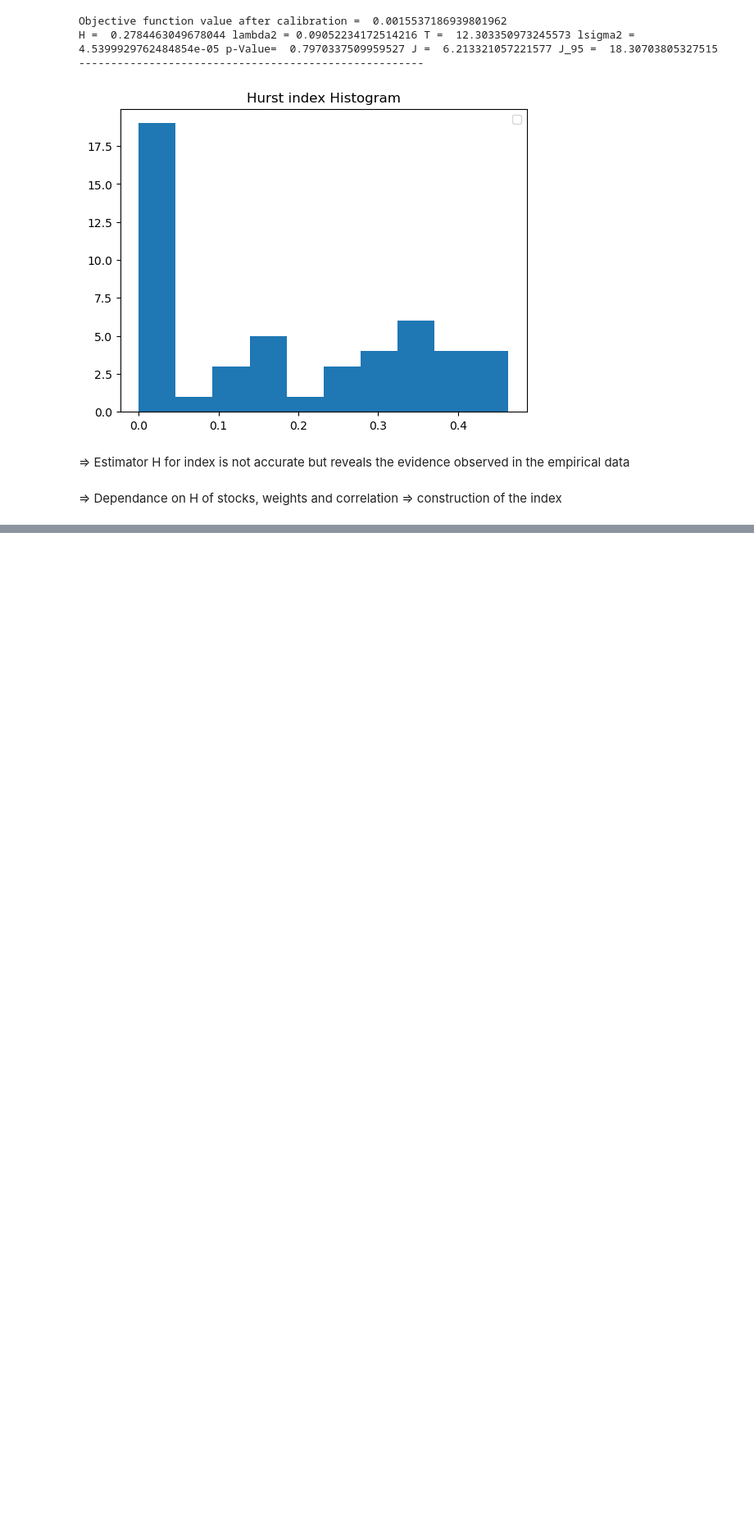
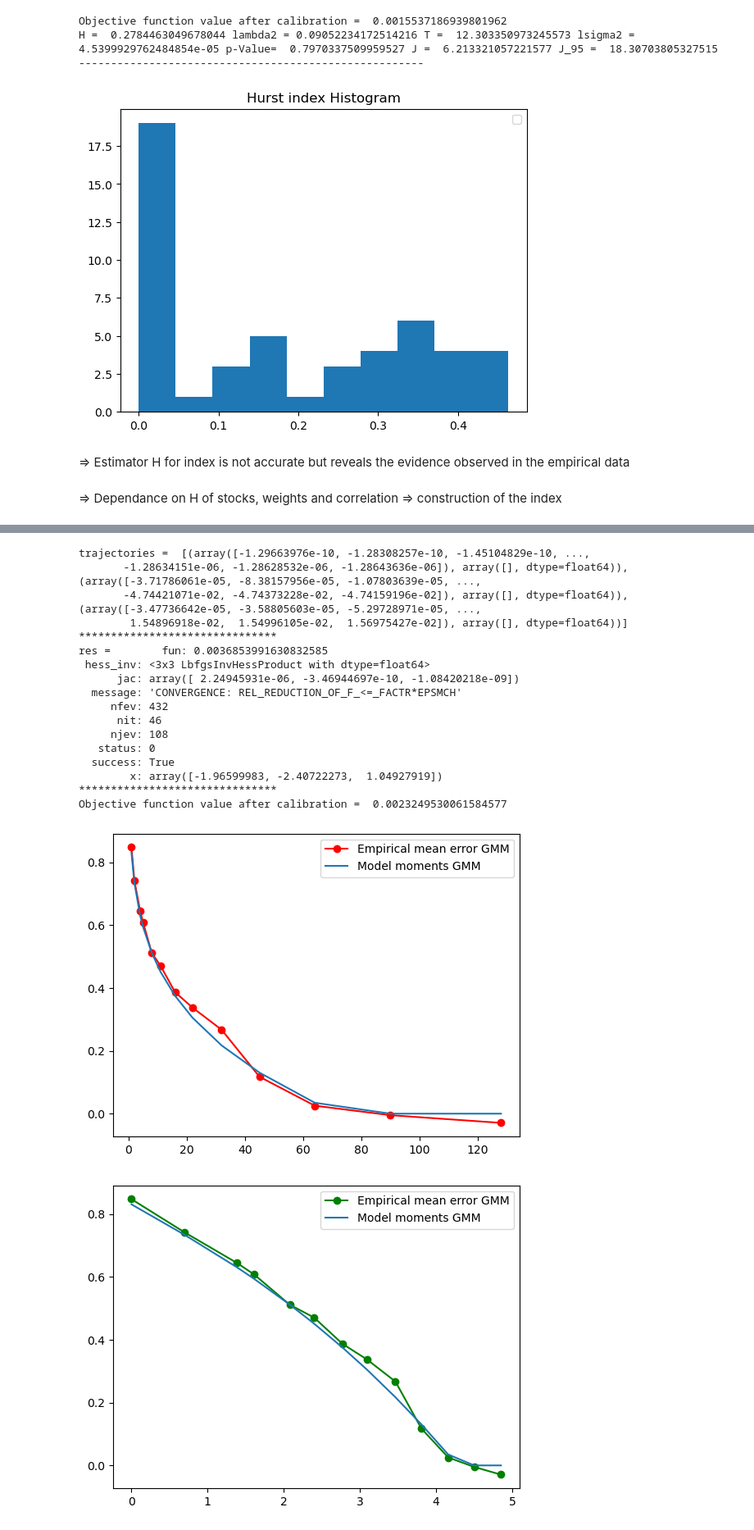
Before and after one commit to Othmane-ZARHALI/PhDThesisRepo, a Jupyter notebook: Indices vs stocks hurst index GMM estimates/HurststockVSindexlogSfbm.ipynb, the cells around one changed output, grey strips where cells are left out. Shown at 82% size. Cells and saved outputs as stored; diff of their text form; code cells hidden in the pictures; blank space fills up the shorter version.

Commit message:
Add random correl matrix approach

```diff
--- a/Indices vs stocks hurst index GMM estimates/HurststockVSindexlogSfbm.ipynb
+++ b/Indices vs stocks hurst index GMM estimates/HurststockVSindexlogSfbm.ipynb
@@ -1205,0 +1210,43 @@ H =  0.2784463049678044 lambda2 = 0.09052234172514216 T =  12.303350973245573 ls
+# %%
+dimension = 3
+#H = 0.05
+#Hs = [H for i in range(dimension)]
+Hs = [0.001236,0.064988 ,0.023365 ]
+# weights = np.random.randint(1, 10, dimension)
+# weights = weights / np.sum(weights)
+weights = np.array([0.2,0.7,0.1])
+lambdasquare_list,T_list,sigma_list = [0.02 for i in range(dimension)],[2**14 for i in range(dimension)],[1 for i in range(dimension)]
+
+Sfbms = []#[Sfbm(Hs[i],0.068970 ,2**14) for i in range(dimension)] #
+
+#correlations = {(0,1):0,(0,2):0,(0,3):0,(0,4):0,(1,2):0,(1,3):0,(1,4):0,(2,3):0,(2,4):0,(3,4):0}
+#correlations = {(0,1):0,(0,2):0,(1,2):0}
+correlations = {(0,1):-0.06368572,(0,2):0.9,(1,2):-0.13849021}  # => H ~ 0.33
+#correlations = {(0,1):0.2,(0,2):0.85,(1,2):0.01}
+
+MultidimensionalSfbms_generalmodel = MultidimensionalSfbm(Sfbms, correlations,dimension,Hs,lambdasquare_list,T_list,sigma_list )
+log_vol_index_generation_generalmodel_Sfbms = MultidimensionalSfbms_generalmodel.GeneratelogVolMultidimSfbm_Index(weights,'quadratic variation estimate',4000,'mrw',8,32,'Brownian correlates - random correl matrix')
+
+GMM_index = GMM()
+index_estimatedGMM_paramSfbms = GMM_index.ComputeParamsGMM(log_vol_index_generation_generalmodel_Sfbms,10)
+print("index_estimatedGMM_paramSfbms = ", index_estimatedGMM_paramSfbms)
+# %% [output]
+trajectories =  [(array([-1.29663976e-10, -1.28308257e-10, -1.45104829e-10, ...,
+       -1.28634151e-06, -1.28628532e-06, -1.28643636e-06]), array([], dtype=float64)), (array([-3.71786061e-05, -8.38157956e-05, -1.07803639e-05, ...,
+       -4.74421071e-02, -4.74373228e-02, -4.74159196e-02]), array([], dtype=float64)), (array([-3.47736642e-05, -3.58805603e-05, -5.29728971e-05, ...,
+        1.54896918e-02,  1.54996105e-02,  1.56975427e-02]), array([], dtype=float64))]
+*******************************
+res =        fun: 0.0036853991630832585
+ hess_inv: <3x3 LbfgsInvHessProduct with dtype=float64>
+      jac: array([ 2.24945931e-06, -3.46944697e-10, -1.08420218e-09])
+  message: 'CONVERGENCE: REL_REDUCTION_OF_F_<=_FACTR*EPSMCH'
+     nfev: 432
+      nit: 46
+     njev: 108
+   status: 0
+  success: True
+        x: array([-1.96599983, -2.40722273,  1.04927919])
+*******************************
+Objective function value after calibration =  0.0023249530061584577
+[figure, added]
+[figure, added]
```
Also changed, not shown: parts of 6 cells of this notebook, 2 other files.
